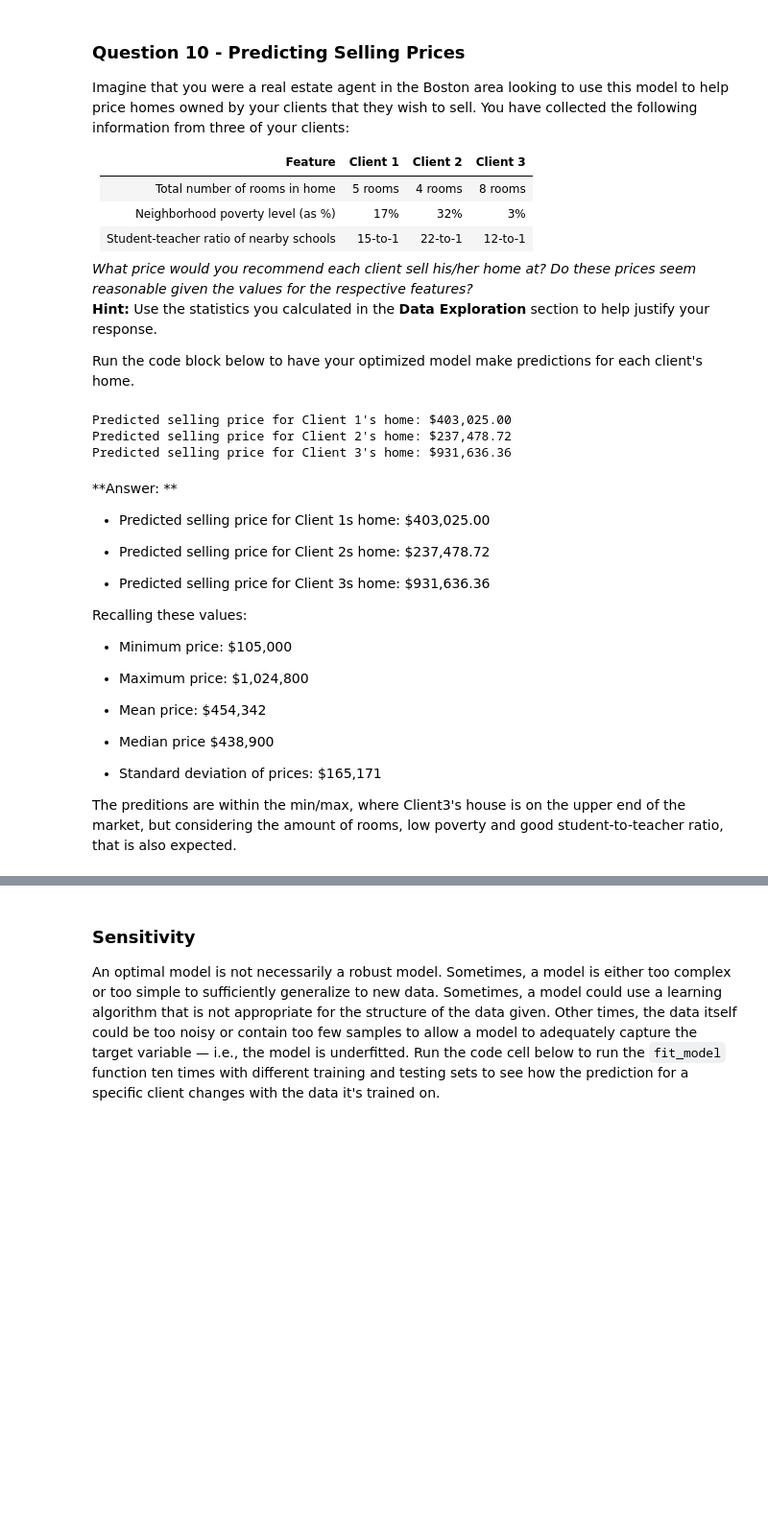
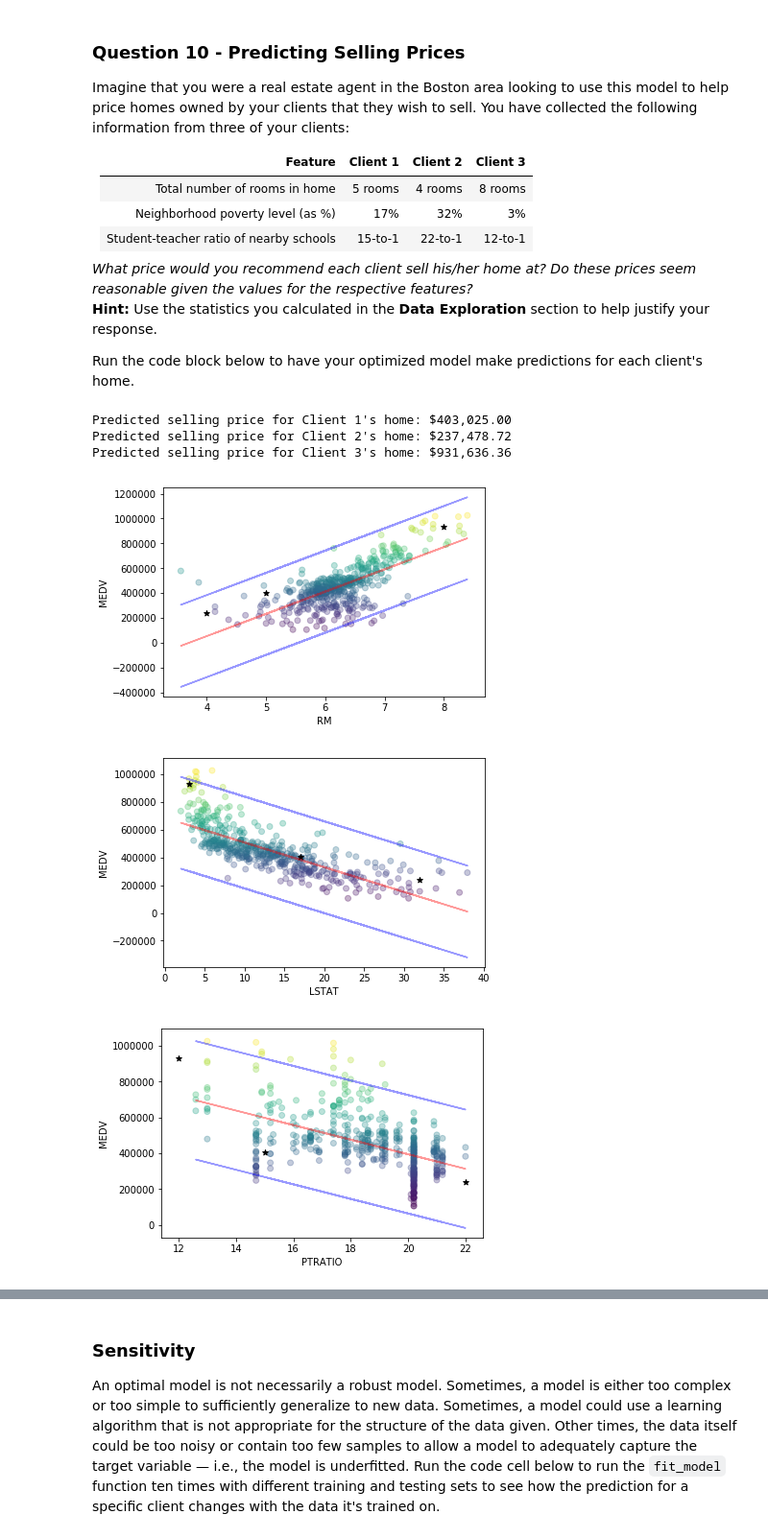
Before and after one commit to thijsterlouw/machine-learning, a Jupyter notebook: projects/boston_housing/boston_housing.ipynb, the cells around one changed output, grey strips where cells are left out. Shown: that part at 96% size. Saved outputs shown, nothing was run; the diff lists cells and outputs as text; code cells hidden in the pictures; blank space fills up the shorter version.

```diff
--- a/projects/boston_housing/boston_housing.ipynb
+++ b/projects/boston_housing/boston_housing.ipynb
@@ -306,36 +317,40 @@ Imagine that you were a real estate agent in the Boston area looking to use this
 **Hint:** Use the statistics you calculated in the **Data Exploration** section to help justify your response.
 
 Run the code block below to have your optimized model make predictions for each client's home.
-# %%
-# Produce a matrix for client data
-client_data = [[5, 17, 15], # Client 1
-               [4, 32, 22], # Client 2
-               [8, 3, 12]]  # Client 3
-
-# Show predictions
-for i, price in enumerate(reg.predict(client_data)):
-    print "Predicted selling price for Client {}'s home: ${:,.2f}".format(i+1, price)
-# %% [output]
-Predicted selling price for Client 1's home: $403,025.00
-Predicted selling price for Client 2's home: $237,478.72
-Predicted selling price for Client 3's home: $931,636.36
-# %% [markdown]
-**Answer: **
-* Predicted selling price for Client 1s home: $403,025.00
-
-* Predicted selling price for Client 2s home: $237,478.72
-
-* Predicted selling price for Client 3s home: $931,636.36
-
-Recalling these values:
-* Minimum price: $105,000
-
-* Maximum price: $1,024,800
-
-* Mean price: $454,342
-
-* Median price $438,900
-
-* Standard deviation of prices: $165,171
-
-The preditions are within the min/max, where Client3's house is on the upper end of the market, but considering the amount of rooms, low poverty and good student-to-teacher ratio, that is also expected.
+# %%
+# Produce a matrix for client data
+client_data = [[5, 17, 15], # Client 1
+               [4, 32, 22], # Client 2
+               [8, 3, 12]]  # Client 3
+
+# Show predictions
+predictions = reg.predict(client_data)
+for i, price in enumerate(predictions):
+    print "Predicted selling price for Client {}'s home: ${:,.2f}".format(i+1, price)
+
+
+from matplotlib import pyplot as plt
+from sklearn.linear_model import LinearRegression
+
+clients = np.transpose(client_data)
+keys = ['RM', 'LSTAT', 'PTRATIO']
+for i, key in enumerate(keys):
+    reg2=LinearRegression()
+    resdata = data[key].values.reshape(-1,1)
+    reg2.fit(resdata, prices)
+    pred2 = reg2.predict(resdata)
+    plt.plot(resdata, pred2, alpha=0.4, c=prices, color='red')
+    plt.plot(resdata, pred2 - 2*std_price, alpha=0.4, c=prices, color='blue')
+    plt.plot(resdata, pred2 + 2*std_price, alpha=0.4, c=prices, color='blue')
+    plt.scatter(features[key], prices, alpha=0.3, c=prices)
+    plt.scatter(clients[i], predictions, color='black', marker='*', linewidths=1)
+    plt.xlabel(key)
+    plt.ylabel('MEDV')
+    plt.show()
+# %% [output]
+Predicted selling price for Client 1's home: $403,025.00
+Predicted selling price for Client 2's home: $237,478.72
+Predicted selling price for Client 3's home: $931,636.36
+[figure, added]
+[figure, added]
+[figure, added]
```
Also changed, not shown: parts of 4 cells of this notebook, 1 other file.
